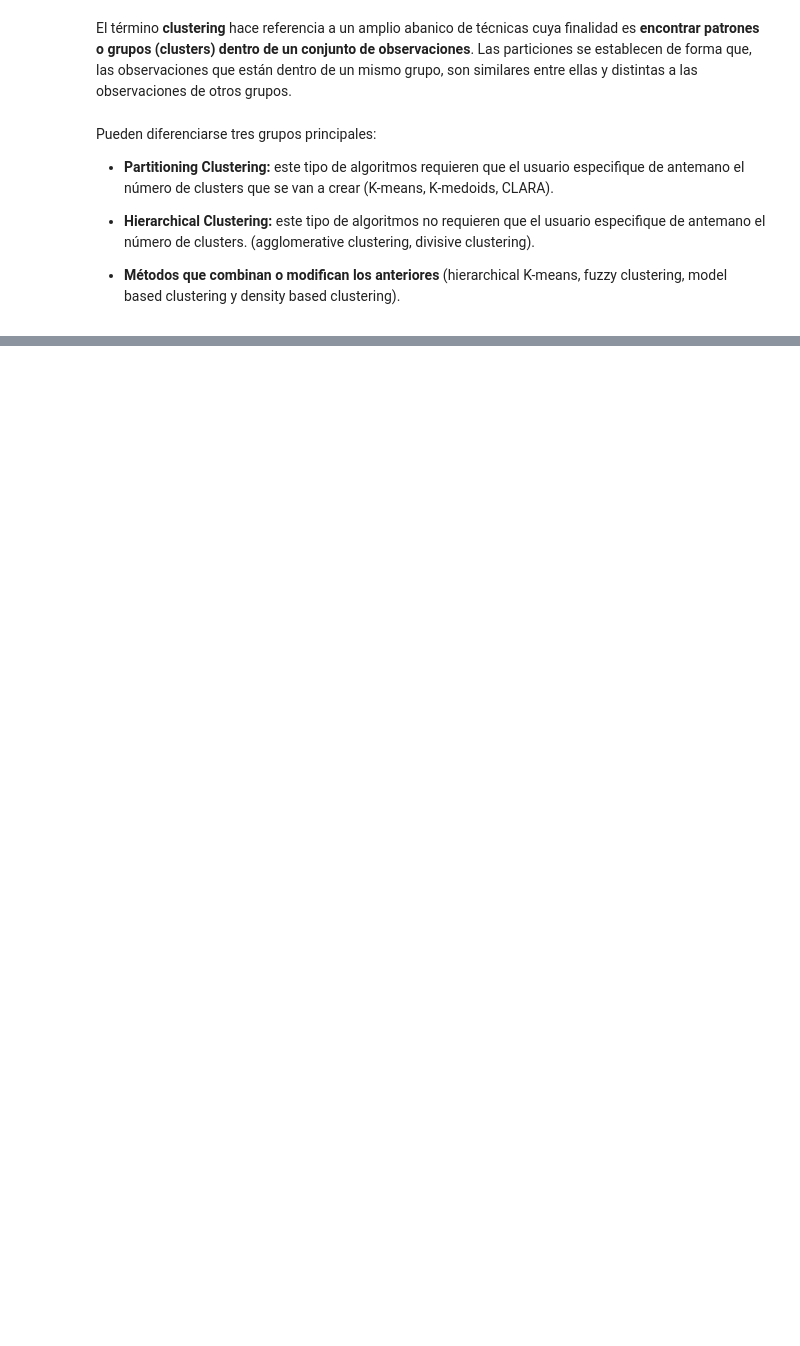
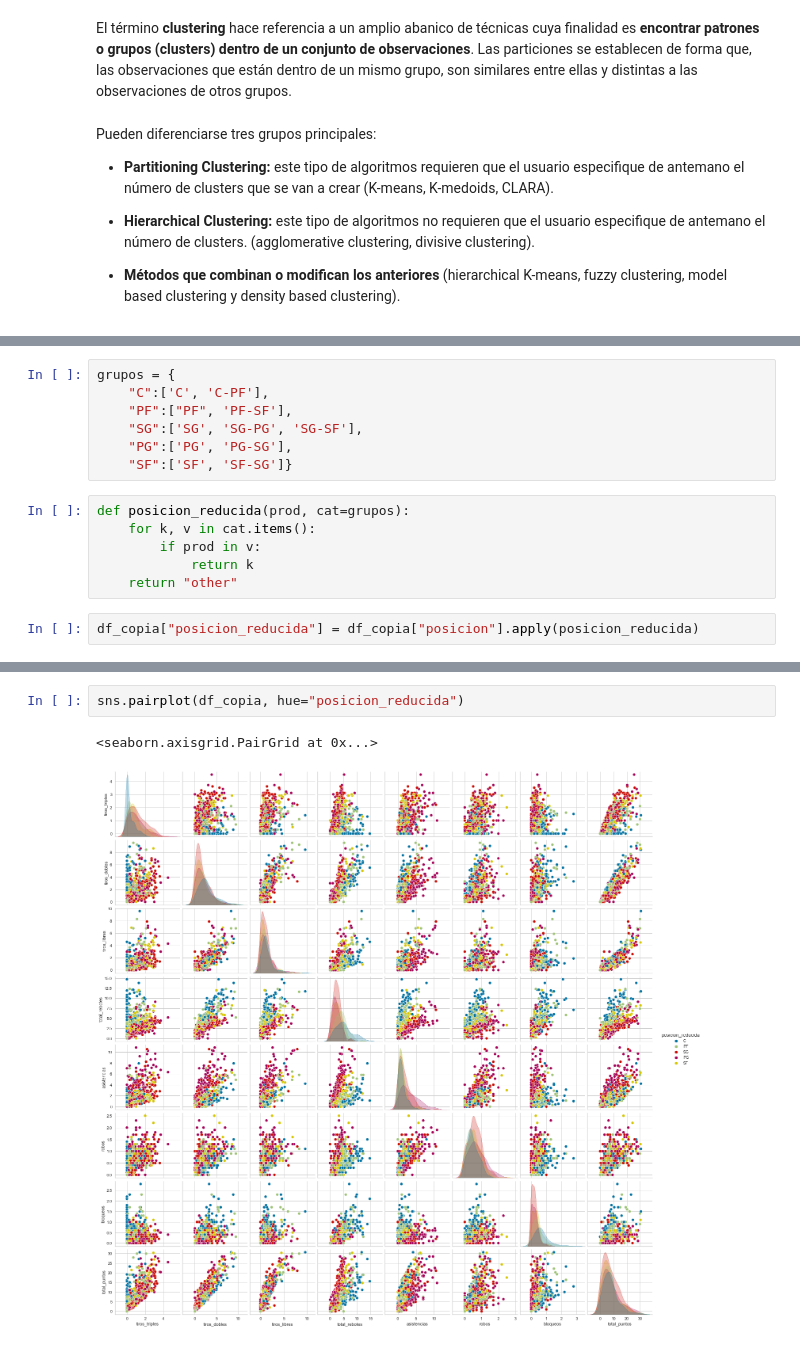
Before and after one commit to Aliciafs97/Proyecto-NBA, a Jupyter notebook: Regionales 2021-2022/EDA-NBA.ipynb, the cells around one changed output, grey strips where cells are left out. Saved outputs shown, nothing was run; the diff lists cells and outputs as text; blank space fills up the shorter version.

```diff
--- a/Regionales 2021-2022/EDA-NBA.ipynb
+++ b/Regionales 2021-2022/EDA-NBA.ipynb
@@ -705,0 +488,15 @@ for i in df_nba_numericas.columns:
+# %%
+grupos = {
+    "C":['C', 'C-PF'],
+    "PF":["PF", 'PF-SF'],
+    "SG":['SG', 'SG-PG', 'SG-SF'],
+    "PG":['PG', 'PG-SG'],
+    "SF":['SF', 'SF-SG']}
+# %%
+def posicion_reducida(prod, cat=grupos):
+    for k, v in cat.items():
+        if prod in v:
+            return k
+    return "other"
+# %%
+df_copia["posicion_reducida"] = df_copia["posicion"].apply(posicion_reducida)
@@ -705,0 +519,5 @@ for i in df_nba_numericas.columns:
+# %%
+sns.pairplot(df_copia, hue="posicion_reducida")
+# %% [output]
+<seaborn.axisgrid.PairGrid at 0x...>
+[figure, added]
```
Also changed, not shown: parts of 50 cells of this notebook.
